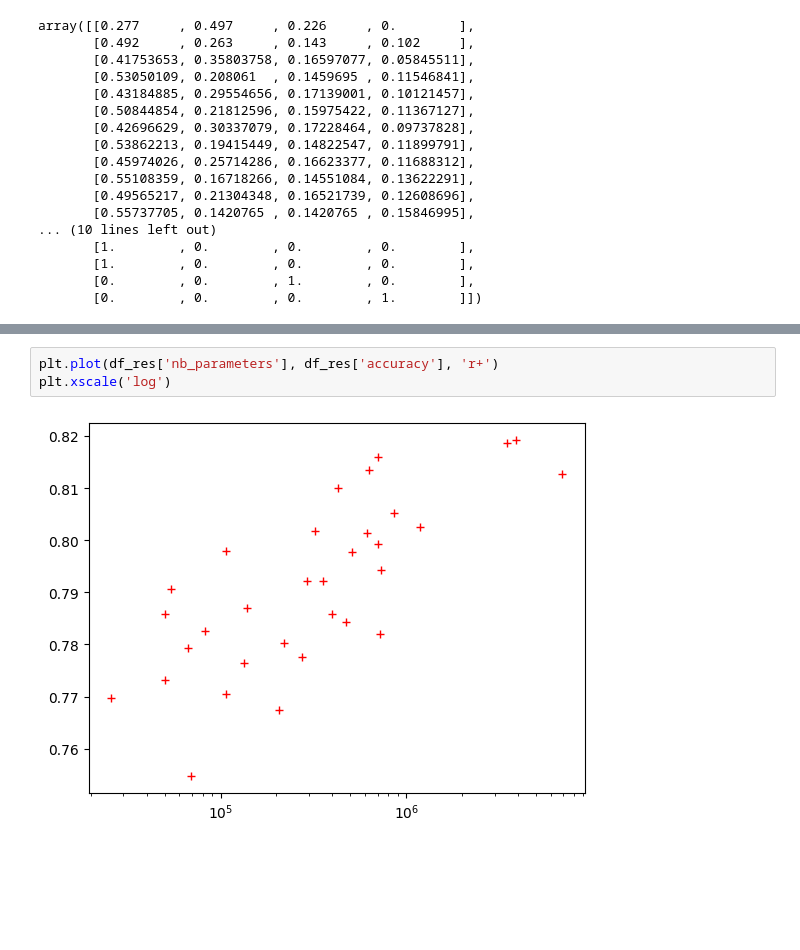
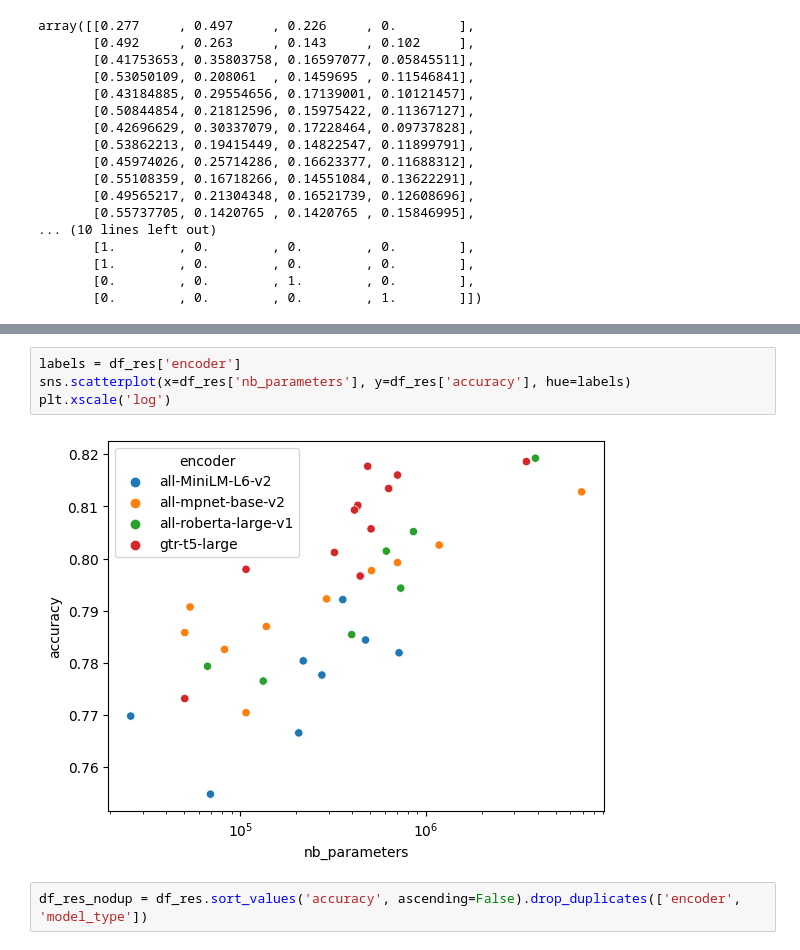
Before and after one commit to coni26/Intents_classification, a Jupyter notebook: result_analysis.ipynb, the cells around one changed output, grey strips where cells are left out. Saved outputs shown, nothing was run; the diff lists cells and outputs as text; blank space fills up the shorter version.

```diff
--- a/result_analysis.ipynb
+++ b/result_analysis.ipynb
@@ -158,5 +158,8 @@ df_res
-# %%
-plt.plot(df_res['nb_parameters'], df_res['accuracy'], 'r+')
-plt.xscale('log')
-# %% [output]
-[figure, removed]
+# %%
+labels = df_res['encoder']
+sns.scatterplot(x=df_res['nb_parameters'], y=df_res['accuracy'], hue=labels)
+plt.xscale('log')
+# %% [output]
+[figure, added]
+# %%
+df_res_nodup = df_res.sort_values('accuracy', ascending=False).drop_duplicates(['encoder', 'model_type'])
```
Also changed, not shown: parts of 3 cells of this notebook.
